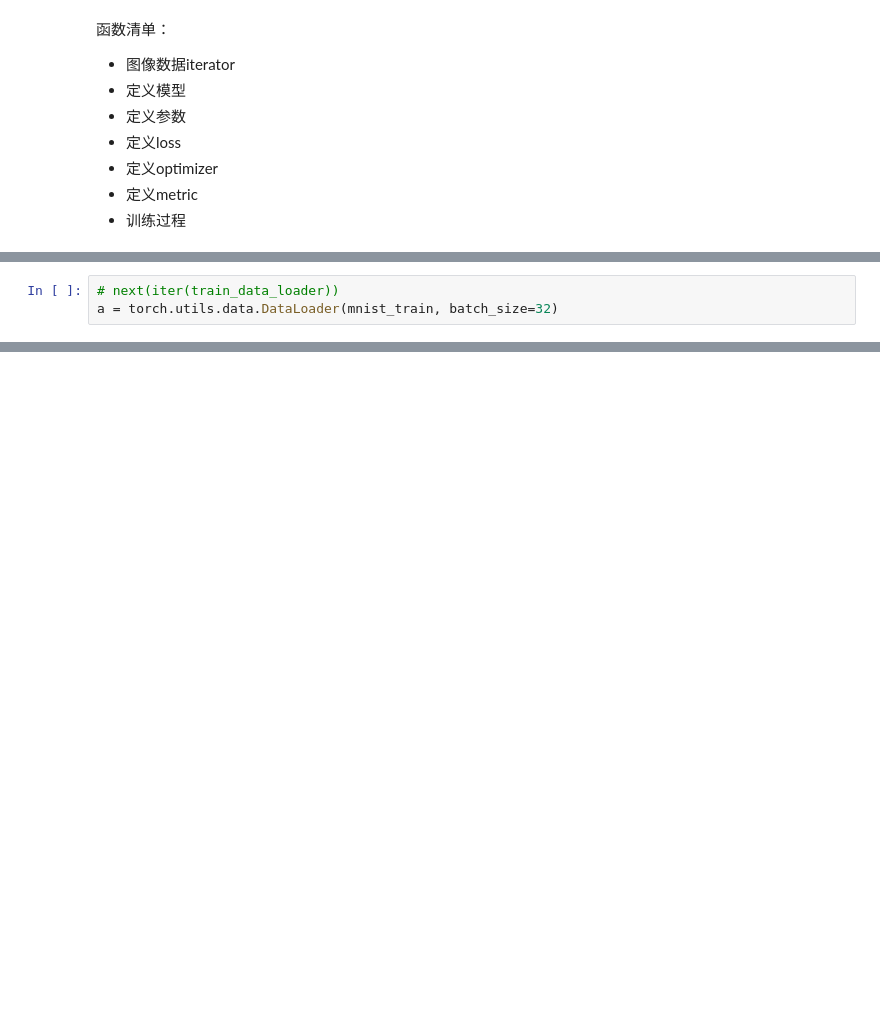
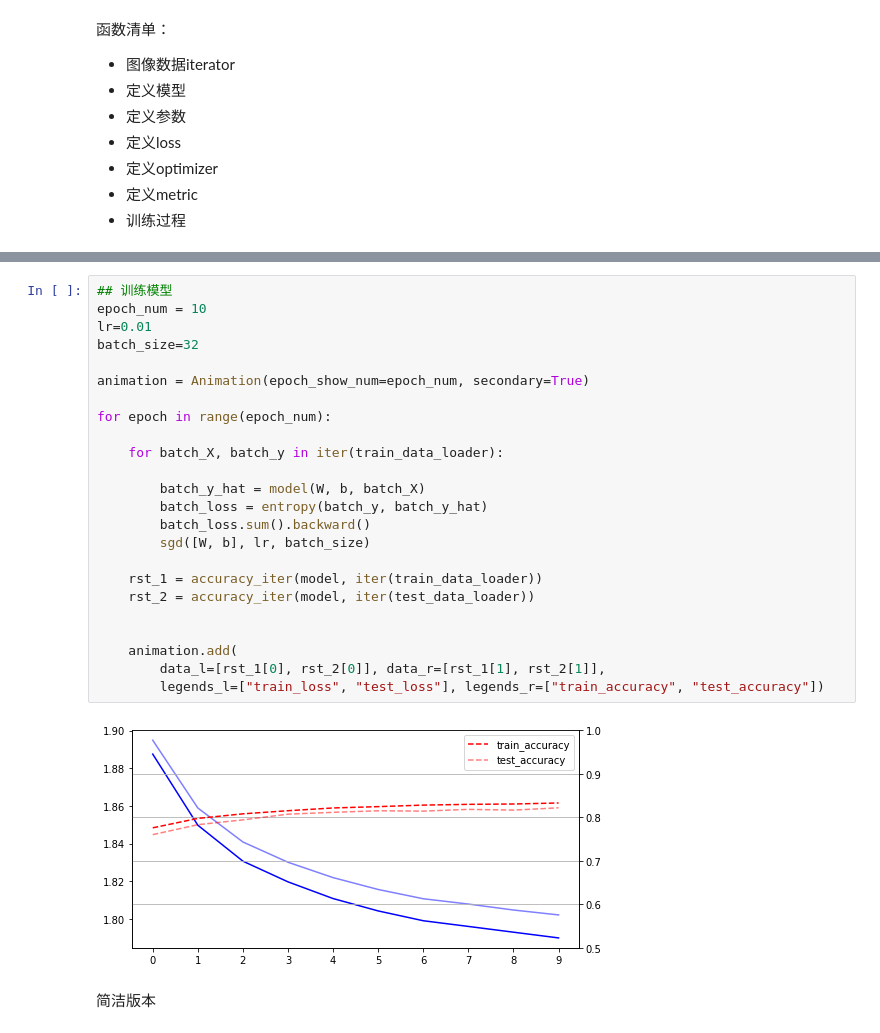
Before and after one commit to PANDASANG1231/Deeplearning_byHand, a Jupyter notebook: 009.softmax.ipynb, the cells around one changed output, grey strips where cells are left out. Cells and saved outputs as stored; diff of their text form; blank space fills up the shorter version.

```diff
--- a/009.softmax.ipynb
+++ b/009.softmax.ipynb
@@ -39,3 +33,0 @@ RuntimeError: DataLoader worker (pid(s) 44255) exited unexpectedly
-# %%
-# next(iter(train_data_loader))
-a = torch.utils.data.DataLoader(mnist_train, batch_size=32)
@@ -61,0 +200,28 @@ next(iter(a))
+# %%
+## 训练模型
+epoch_num = 10
+lr=0.01
+batch_size=32
+
+animation = Animation(epoch_show_num=epoch_num, secondary=True)
+
+for epoch in range(epoch_num):
+
+    for batch_X, batch_y in iter(train_data_loader):
+
+        batch_y_hat = model(W, b, batch_X)
+        batch_loss = entropy(batch_y, batch_y_hat)
+        batch_loss.sum().backward()
+        sgd([W, b], lr, batch_size)
+
+    rst_1 = accuracy_iter(model, iter(train_data_loader))
+    rst_2 = accuracy_iter(model, iter(test_data_loader))
+
+
+    animation.add(
+        data_l=[rst_1[0], rst_2[0]], data_r=[rst_1[1], rst_2[1]],
+        legends_l=["train_loss", "test_loss"], legends_r=["train_accuracy", "test_accuracy"])
+# %% [output]
+[figure, added]
+# %% [markdown]
+简洁版本
```
Also changed, not shown: parts of 7 cells of this notebook.
